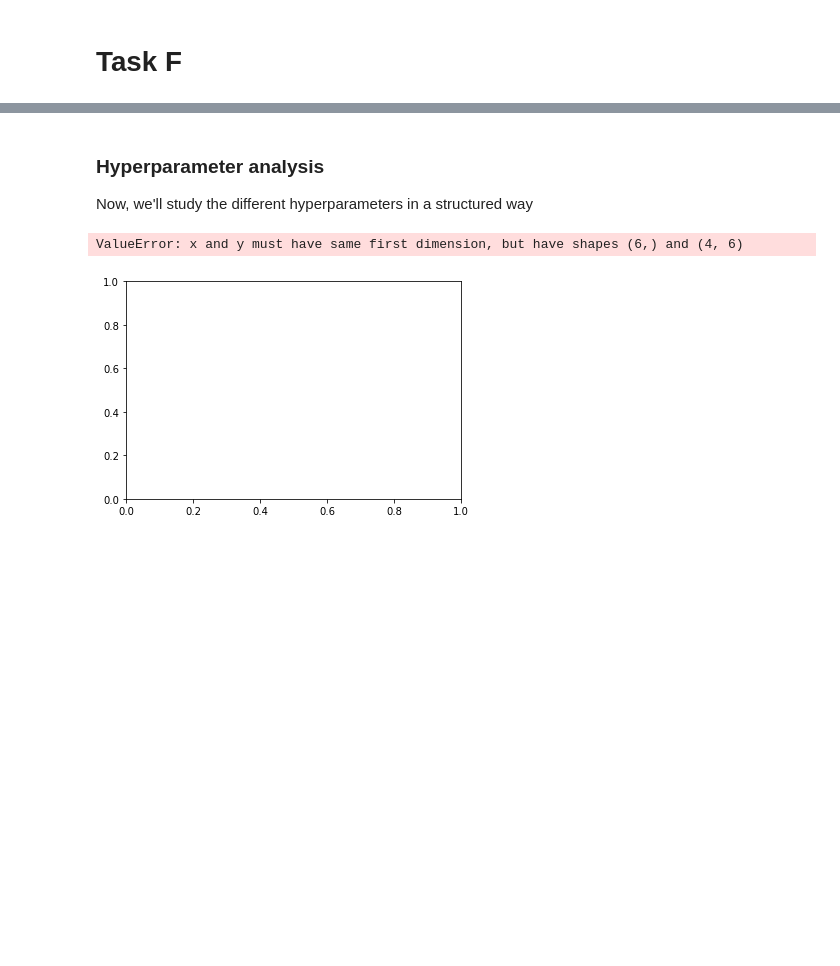
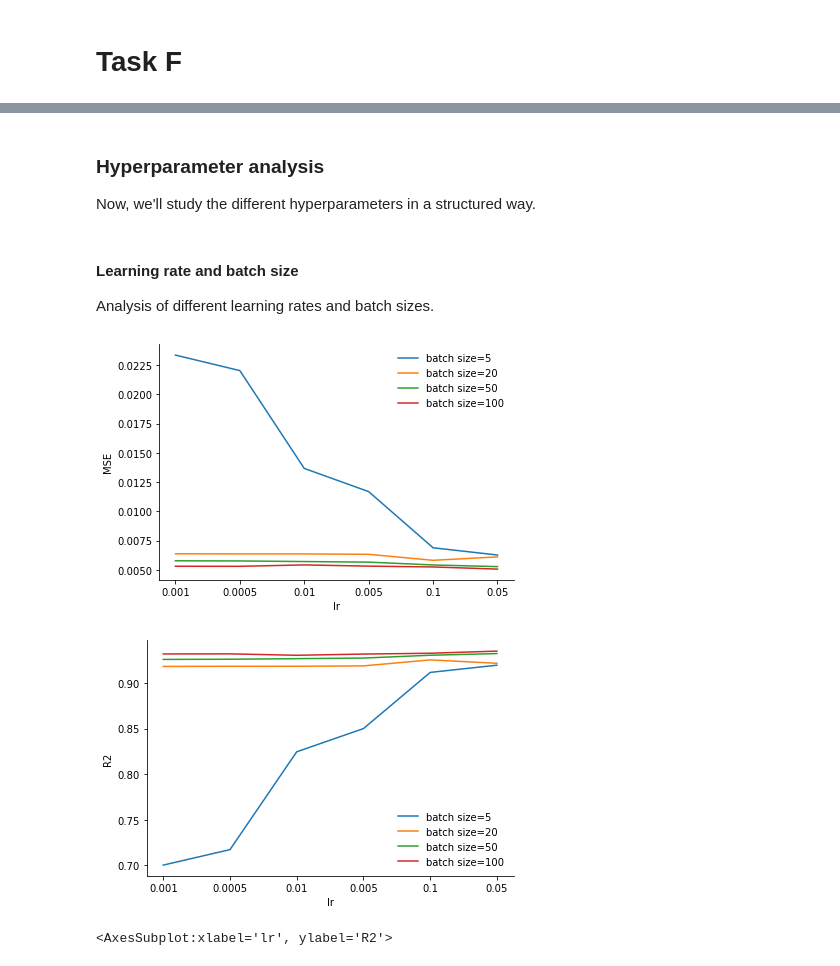
Before and after one commit to frederikrogge/compsci-project, a Jupyter notebook: Notebooks/task_f.ipynb, the cells around one changed output, grey strips where cells are left out. Drawn from its saved outputs; the diff is of its cells as text; code cells hidden in the pictures; blank space fills up the shorter version.

```diff
--- a/Notebooks/task_f.ipynb
+++ b/Notebooks/task_f.ipynb
@@ -78,40 +80,48 @@ plot_metric(y=r2_scores, show=True, save=True, x_label='epoch', y_label='R2', na
 # %% [markdown]
 ### Hyperparameter analysis
 
-Now, we'll study the different hyperparameters in a structured way
+Now, we'll study the different hyperparameters in a structured way.
+# %% [markdown]
+#### Learning rate and batch size
+
+Analysis of different learning rates and batch sizes.
 # %%
 # Define parameters
-degree = 5
-epochs = [500, 1000, 1500, 2000]
+epochs = 2000
 lrs = [1e-3, 0.5e-3, 1e-2, 0.5e-2, 1e-1, 0.5e-1]
 batch_sizes = [5, 20, 50, 100]
 
 # Instantiate model
 model = LinearRegression(dimension=x_train.shape[1], random_init=True, reduction='mean')
 
 all_losses = []
 all_scores = []
 for batch_size in batch_sizes:
     mse_losses = []
     r2_scores = []
     for lr in lrs:
         optimizer = SGD(lr=lr)
-        model.train(x_train, y_train, optimizer, 10, 200)
+        model.train(x_train, y_train, optimizer, 10, epochs)
 
         y_hat = model.predict(x_test)
         mse = MSE(y_test, y_hat)
         r2 = R2(y_test, y_hat)
 
         # Append
         mse_losses.append(mse)
         r2_scores.append(r2)
 
     all_losses.append(mse_losses)
     all_scores.append(r2_scores)
 
-plot_metric(y=all_losses, x=np.arange(len(lrs)), nx_ticks=lrs, show=True, save=False, x_label='lr', y_label='MSE', name='f_mse_sgd_linear')
 
-plot_metric(y=all_scores, x=np.arange(len(lrs)), nx_ticks=lrs, show=True, save=False, x_label='lr', y_label='R2', name='f_r2_sgd_linear')
+legend = ['batch size='+str(batch_size) for batch_size in batch_sizes]
+plot_metric(y=all_losses, x=np.arange(len(lrs)), nx_ticks=lrs, show=True, save=True, x_label='lr', y_label='MSE', name='f_mse_sgd_linear_lr-batch',
+           legend=legend)
+
+plot_metric(y=all_scores, x=np.arange(len(lrs)), nx_ticks=lrs, show=True, save=True, x_label='lr', y_label='R2', name='f_r2_sgd_linear_lr-batch',
+           legend=legend)
 # %% [output]
+[figure, new version]
+[figure, added]
-ValueError: x and y must have same first dimension, but have shapes (6,) and (4, 6)
+<AxesSubplot:xlabel='lr', ylabel='R2'>
-[figure, old version]
```
Also changed, not shown: parts of 2 cells of this notebook, 5 other files.
